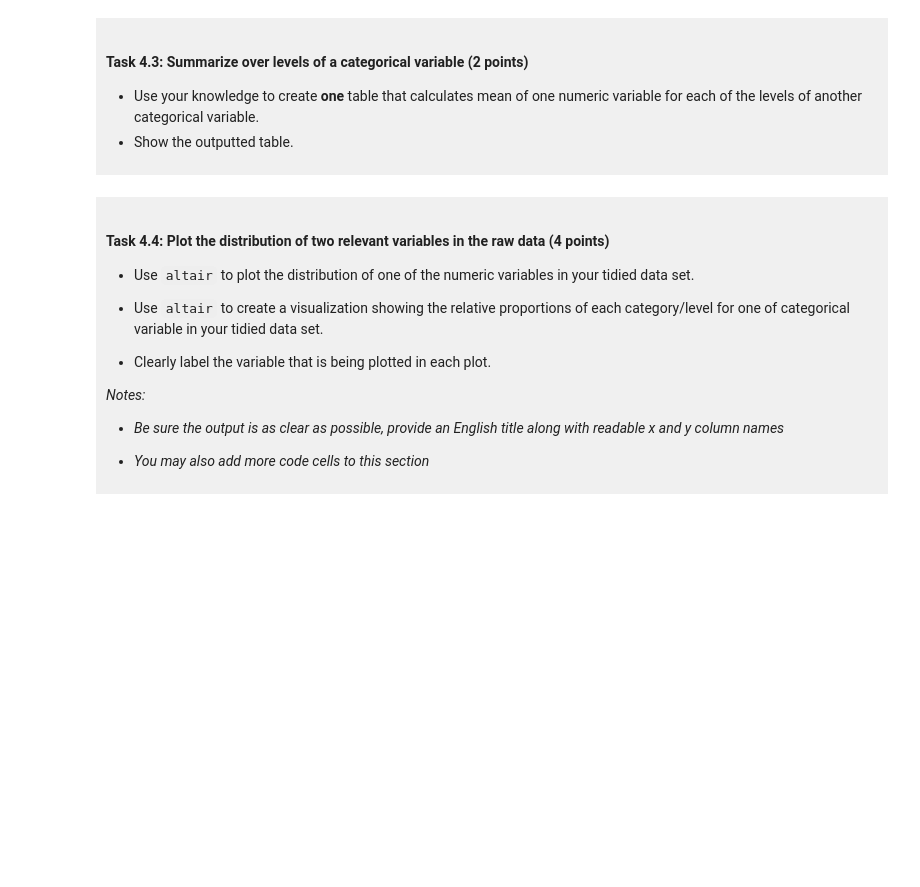
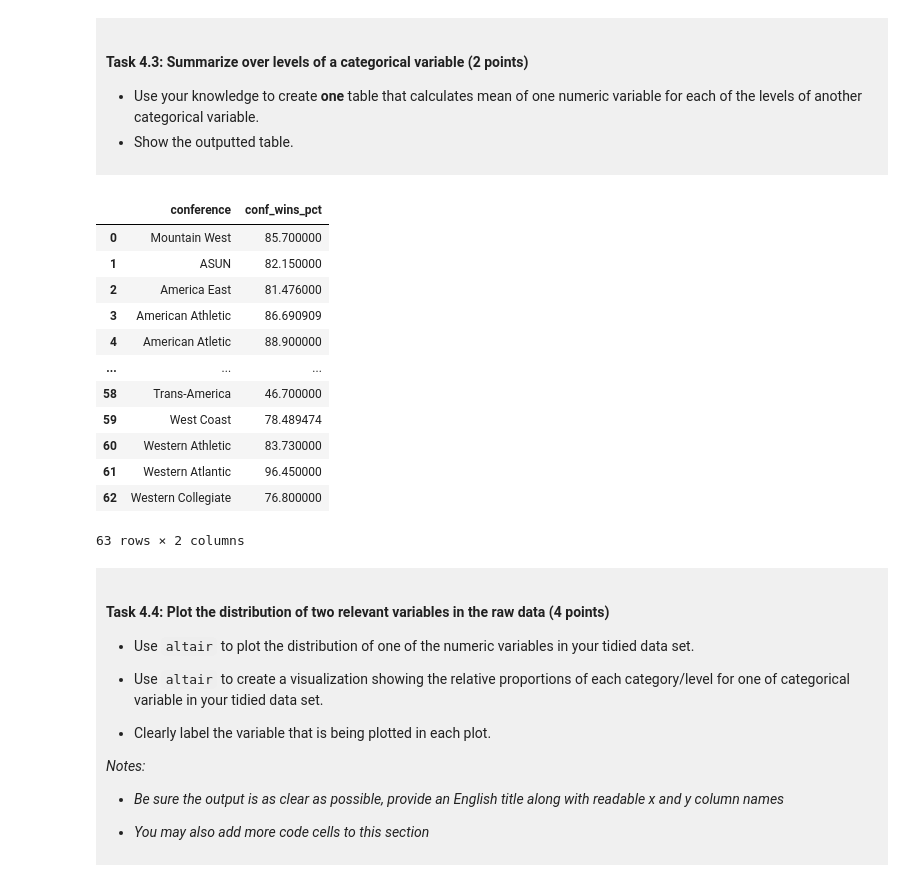
Before and after one commit to zoetsl/dsci-100-project-zoetsui, a Jupyter notebook: dsci-100-project-notebook.ipynb, the cells around one changed output. Drawn from its saved outputs; the diff is of its cells as text; code cells hidden in the pictures; blank space fills up the shorter version.

```diff
--- a/dsci-100-project-notebook.ipynb
+++ b/dsci-100-project-notebook.ipynb
@@ -257,6 +282,23 @@ You will refine your research question (if needed) and produce a tidy data set.
 </div>
 # %%
 ### EDIT THIS CODE CELL ###
+#mean of conference
+ncaa_cat_level=pd.DataFrame(ncaa_new.groupby("conference")["conf_wins_pct"].mean(numeric_only=True).reset_index())
+ncaa_cat_level
+# %% [output]
+|  | conference | conf_wins_pct |
+| 0 | Mountain West | 85.700000 |
+| 1 | ASUN | 82.150000 |
+| 2 | America East | 81.476000 |
+| 3 | American Athletic | 86.690909 |
+| 4 | American Atletic | 88.900000 |
+| ... | ... | ... |
+| 58 | Trans-America | 46.700000 |
+| 59 | West Coast | 78.489474 |
+| 60 | Western Athletic | 83.730000 |
+| 61 | Western Atlantic | 96.450000 |
+| 62 | Western Collegiate | 76.800000 |
+63 rows × 2 columns
 # %% [markdown]
 <div style="background-color: #f0f0f0; padding: 10px;">
 
```
Also changed, not shown: parts of 10 cells of this notebook.
